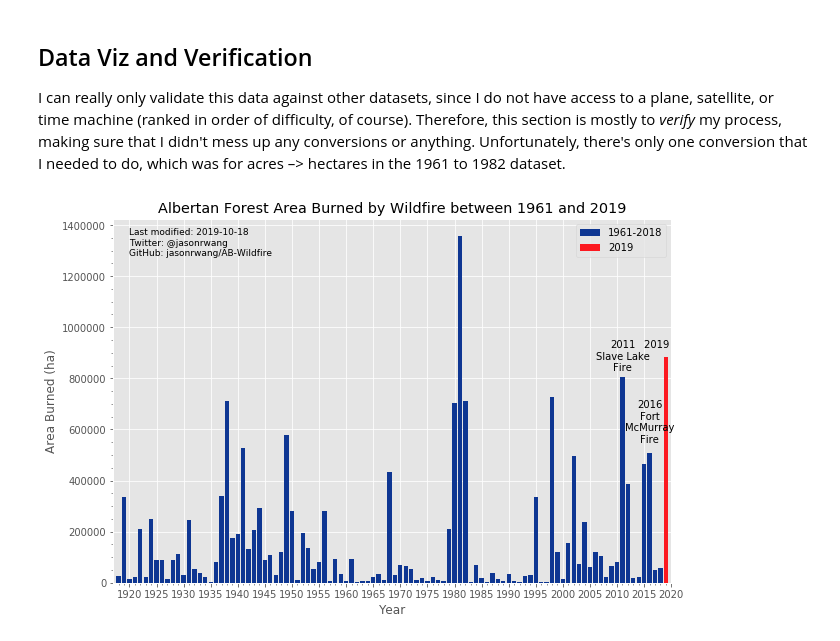
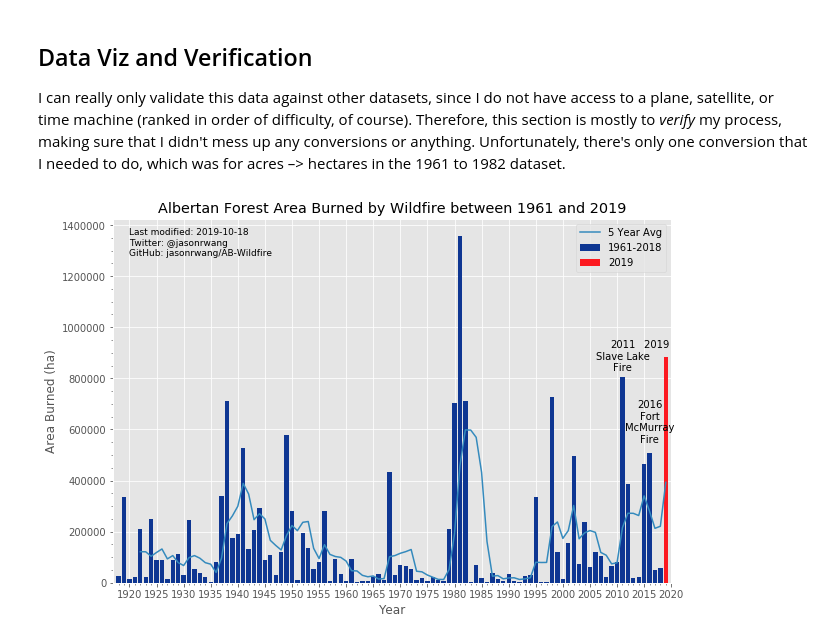
Before and after one commit to jasonrwang/AB-Wildfire, a Jupyter notebook: AB-Wildfire.ipynb, the cells around one changed output. Cells and saved outputs as stored; diff of their text form; code cells hidden in the pictures.

Commit message:
Added 5 year moving average

```diff
--- a/AB-Wildfire.ipynb
+++ b/AB-Wildfire.ipynb
@@ -188,42 +188,46 @@ df.to_csv('data/ABWildfires_1918-2019.csv', index=False)
 
 I can really only validate this data against other datasets, since I do not have access to a plane, satellite, or time machine (ranked in order of difficulty, of course). Therefore, this section is mostly to _verify_ my process, making sure that I didn't mess up any conversions or anything. Unfortunately, there's only one conversion that I needed to do, which was for acres –> hectares in the 1961 to 1982 dataset.
 # %%
+# Aggregate data all into years
 df = df.groupby(by = 'Year').sum().reset_index()
+
+df['avg_5yr'] = df['Area'].rolling(window=5).mean()
 
 plt.style.use('ggplot')
 fig = plt.figure(figsize=(10,6.7))
 ax = fig.add_subplot(111)
 
-
+plt.plot(df['avg_5yr'])
 plt.bar(
     df['Year'].values, df['Area'].values,
     color='#0e3692', label='1961-2018'
 )
 plt.bar(
     df['Year'].tail(1).values, df['Area'].tail(1).values,
     color = '#fc1920', label='2019'
 )
+plt.plot(df['Year'].values, df['avg_5yr'], label='5 Year Avg')
 
 ax.set(xlabel = 'Year',
        ylabel='Area Burned (ha)',
        title = 'Albertan Forest Area Burned by Wildfire between 1961 and 2019')
 ax.legend(loc = 'upper right')
 
 ax.set_xticks(range(1915, 2021, 5))
 plt.minorticks_on()
 ax.set_xlim([1917, 2020])
 
 credit = 'Last modified: 2019-10-18\nTwitter: @jasonrwang\nGitHub: jasonrwang/AB-Wildfire'
 plt.text(1920, 1280000, credit, fontsize=9, horizontalalignment='left')
 plt.text(2011, 830000, '2011\nSlave Lake\nFire', fontsize=10, horizontalalignment='center')
 plt.text(2016, 550000, '2016\nFort\nMcMurray\nFire', fontsize=10, horizontalalignment='center')
 plt.text(2019, 920000, '2019      ', fontsize=10, horizontalalignment='center')
 
 # Save the the figure for other uses
 plt.savefig('img/ABWildfires_1918-2019.png')
 plt.show()
 # %% [output]
-[figure, old version]
+[figure, new version]
 # %% [markdown]
 Compare this to [National Forest Database's compiled data for Alberta](http://nfdp.ccfm.org/en/data/fires.php). At least for the 1990-2017 time period, we have similar numbers. Recall that I took 2018 from them.
 ![NFD 1990-2018 Alberta Wildfire Data](img/NFD_Alberta_1990-2018.png)
```
Also changed, not shown: 1 other file.
